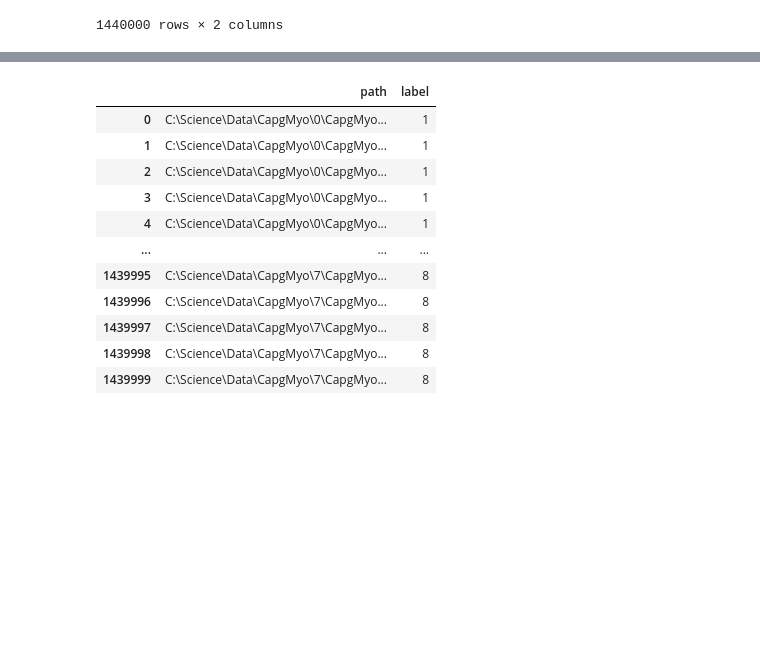
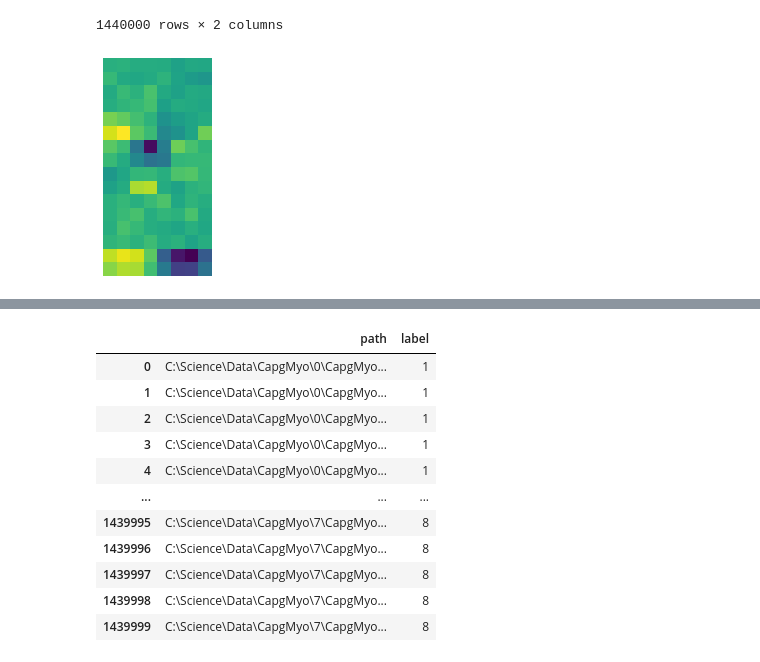
Before and after one commit to Bio-Medical-AI/EMG_Analysis, a Jupyter notebook: notebooks/notebook.ipynb, the cells around one changed output, grey strips where cells are left out. Drawn from its saved outputs; the diff is of its cells as text; code cells hidden in the pictures; blank space fills up the shorter version.

```diff
--- a/notebooks/notebook.ipynb
+++ b/notebooks/notebook.ipynb
@@ -31,0 +30,12 @@ main()
+# %%
+from scipy.signal import butter, lfilter
+nyq = 0.5 * 2048
+low = 45 / nyq
+high = 55 / nyq
+b, a = butter(2, [low, high], btype='bandstop')
+y = lfilter(b, a, np.load('C://Science//Data//CapgMyo//3//CapgMyo_607229.npy'))
+plt.imshow((y+2.5)/5, interpolation='nearest')
+plt.axis('off')
+plt.show()
+# %% [output]
+[figure, added]
```
Also changed, not shown: parts of 6 cells of this notebook, 4 other files.
